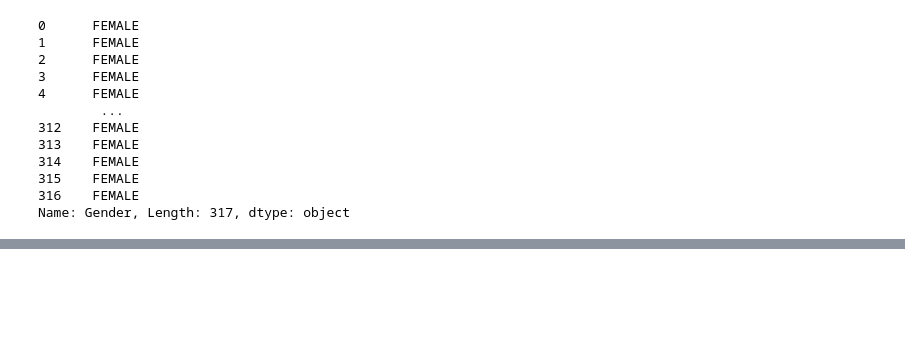
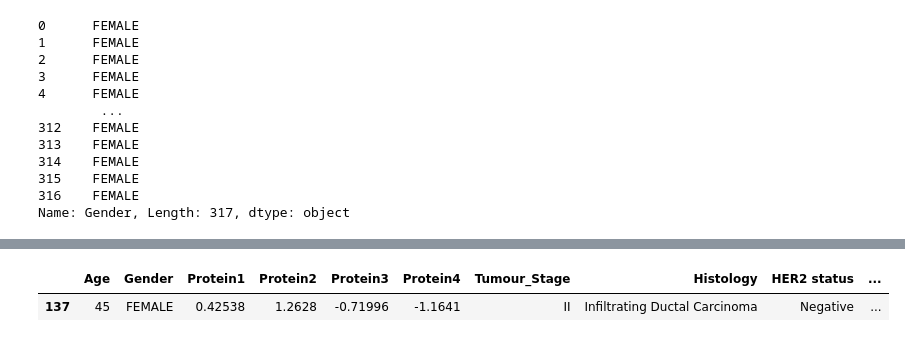
Before and after one commit to AkramMaouche/Breast-Cancer-Survival-Prediction, a Jupyter notebook: src/Notebook/Model_trainer.ipynb, the cells around one changed output, grey strips where cells are left out. Cells and saved outputs as stored; diff of their text form; code cells hidden in the pictures; blank space fills up the shorter version.

```diff
--- a/src/Notebook/Model_trainer.ipynb
+++ b/src/Notebook/Model_trainer.ipynb
@@ -160,0 +91,5 @@ ordinal_encoder = OrdinalEncoder()
+# %%
+df_processing.sample(1)
+# %% [output]
+|  | Age | Gender | Protein1 | Protein2 | Protein3 | Protein4 | Tumour_Stage | Histology | HER2 status | ... |
+| 137 | 45 | FEMALE | 0.42538 | 1.2628 | -0.71996 | -1.1641 | II | Infiltrating Ductal Carcinoma | Negative | ... |
```
Also changed, not shown: parts of 27 cells of this notebook, 4 other files.
